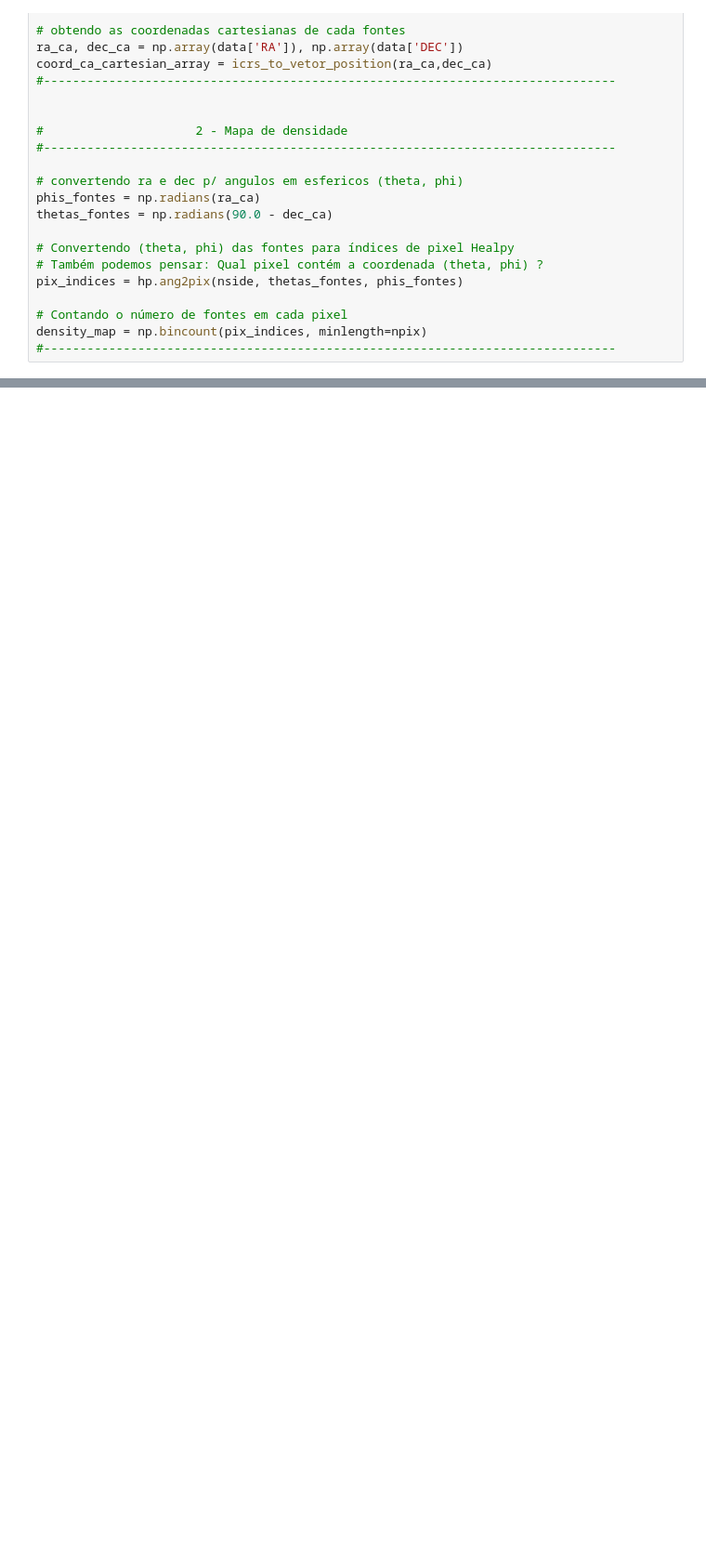
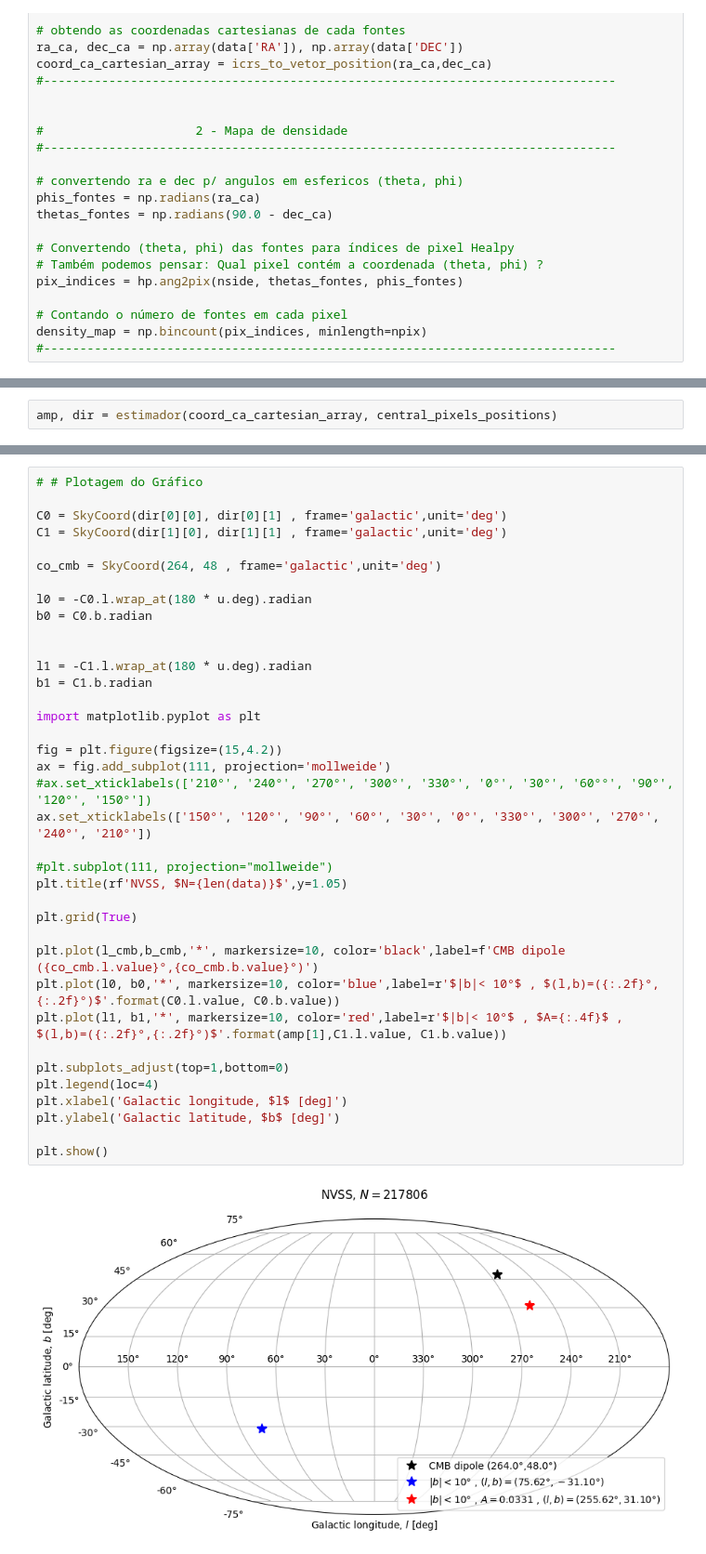
Before and after one commit to alvarosena41/Aprendendo-Healpy, a Jupyter notebook: Densidade_de_fontes_healpy.ipynb, the cells around one changed output, grey strips where cells are left out. Shown at 93% size. Cells and saved outputs as stored; diff of their text form; blank space fills up the shorter version.

```diff
--- a/Densidade_de_fontes_healpy.ipynb
+++ b/Densidade_de_fontes_healpy.ipynb
@@ -1035,0 +1099,2 @@ for i in range(len(central_pixels_positions)):
+# %%
+amp, dir = estimador(coord_ca_cartesian_array, central_pixels_positions)
@@ -1035,0 +1107,39 @@ for i in range(len(central_pixels_positions)):
+# %%
+# # Plotagem do Gráfico
+
+C0 = SkyCoord(dir[0][0], dir[0][1] , frame='galactic',unit='deg')
+C1 = SkyCoord(dir[1][0], dir[1][1] , frame='galactic',unit='deg')
+
+co_cmb = SkyCoord(264, 48 , frame='galactic',unit='deg')
+
+l0 = -C0.l.wrap_at(180 * u.deg).radian
+b0 = C0.b.radian
+
+
+l1 = -C1.l.wrap_at(180 * u.deg).radian
+b1 = C1.b.radian
+
+import matplotlib.pyplot as plt
+
+fig = plt.figure(figsize=(15,4.2))
+ax = fig.add_subplot(111, projection='mollweide')
+#ax.set_xticklabels(['210°', '240°', '270°', '300°', '330°', '0°', '30°', '60°°', '90°', '120°', '150°'])
+ax.set_xticklabels(['150°', '120°', '90°', '60°', '30°', '0°', '330°', '300°', '270°', '240°', '210°'])
+
+#plt.subplot(111, projection="mollweide")
+plt.title(rf'NVSS, $N={len(data)}$',y=1.05)
+
+plt.grid(True)
+
+plt.plot(l_cmb,b_cmb,'*', markersize=10, color='black',label=f'CMB dipole ({co_cmb.l.value}°,{co_cmb.b.value}°)')
+plt.plot(l0, b0,'*', markersize=10, color='blue',label=r'$|b|< 10°$ , $(l,b)=({:.2f}°,{:.2f}°)$'.format(C0.l.value, C0.b.value))
+plt.plot(l1, b1,'*', markersize=10, color='red',label=r'$|b|< 10°$ , $A={:.4f}$ , $(l,b)=({:.2f}°,{:.2f}°)$'.format(amp[1],C1.l.value, C1.b.value))
+
+plt.subplots_adjust(top=1,bottom=0)
+plt.legend(loc=4)
+plt.xlabel('Galactic longitude, $l$ [deg]')
+plt.ylabel('Galactic latitude, $b$ [deg]')
+
+plt.show()
+# %% [output]
+[figure, added]
```
Also changed, not shown: parts of 20 cells of this notebook.
